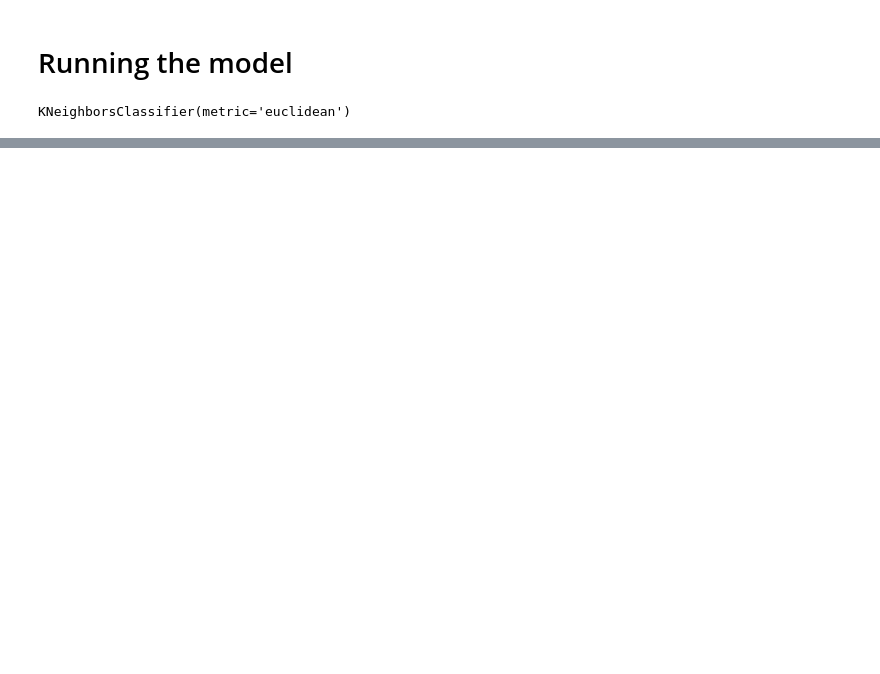
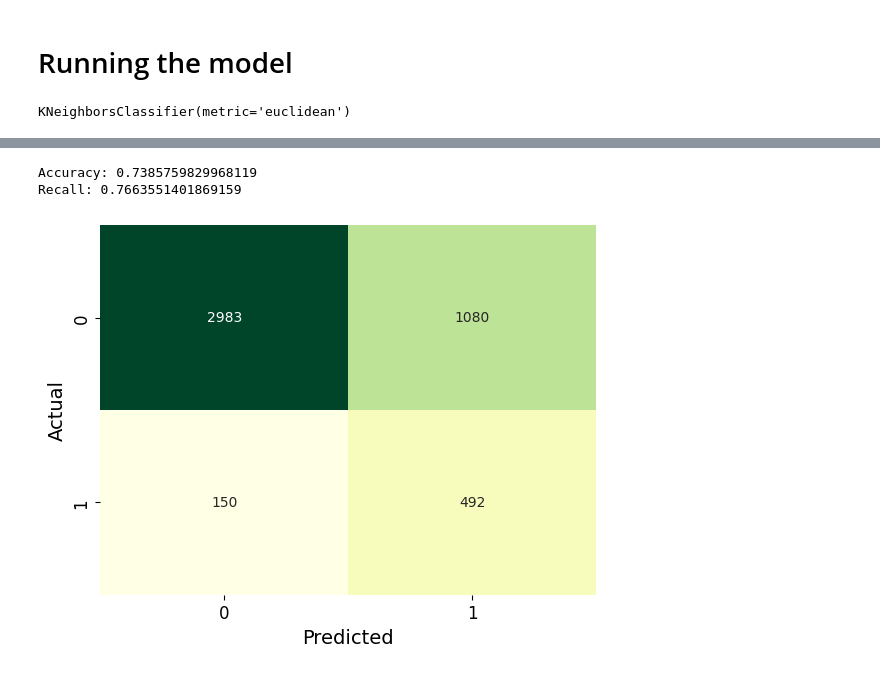
Before and after one commit to ronniealdrin/Machine_Learning_Financial_Inclusion_in_Africa, a Jupyter notebook: FI_in_Africa.ipynb, the cells around one changed output, grey strips where cells are left out. Saved outputs shown, nothing was run; the diff lists cells and outputs as text; code cells hidden in the pictures; blank space fills up the shorter version.

```diff
--- a/FI_in_Africa.ipynb
+++ b/FI_in_Africa.ipynb
@@ -404,0 +449,31 @@ Recall: 0.5498442367601246
+# %%
+# Logistic regression prediction
+
+logistic_regression = LogisticRegression()
+logistic_regression.fit(X_resampled2, y_resampled2)
+y_pred = logistic_regression.predict(X_test)
+
+print("Accuracy:", accuracy_score(y_test, y_pred))
+print("Recall:", recall_score(y_test, y_pred))
+
+#sns.heatmap(confusion_matrix(y_test, y_pred), annot=True, cmap='YlGn');
+
+# Calcular a matriz de confusão
+cm = confusion_matrix(y_test, y_pred)
+
+# Configurar a plotagem para evitar notação científica
+plt.rcParams['axes.labelsize'] = 14
+plt.rcParams['xtick.labelsize'] = 12
+plt.rcParams['ytick.labelsize'] = 12
+
+# Plotar a matriz de confusão com rótulos formatados
+sns.heatmap(cm, annot=True, fmt='g', cmap='YlGn', cbar=False)
+
+# Adicionar rótulos
+plt.xlabel('Predicted')
+plt.ylabel('Actual')
+plt.show()
+# %% [output]
+Accuracy: 0.7385759829968119
+Recall: 0.7663551401869159
+[figure, added]
```
Also changed, not shown: parts of 13 cells of this notebook.
